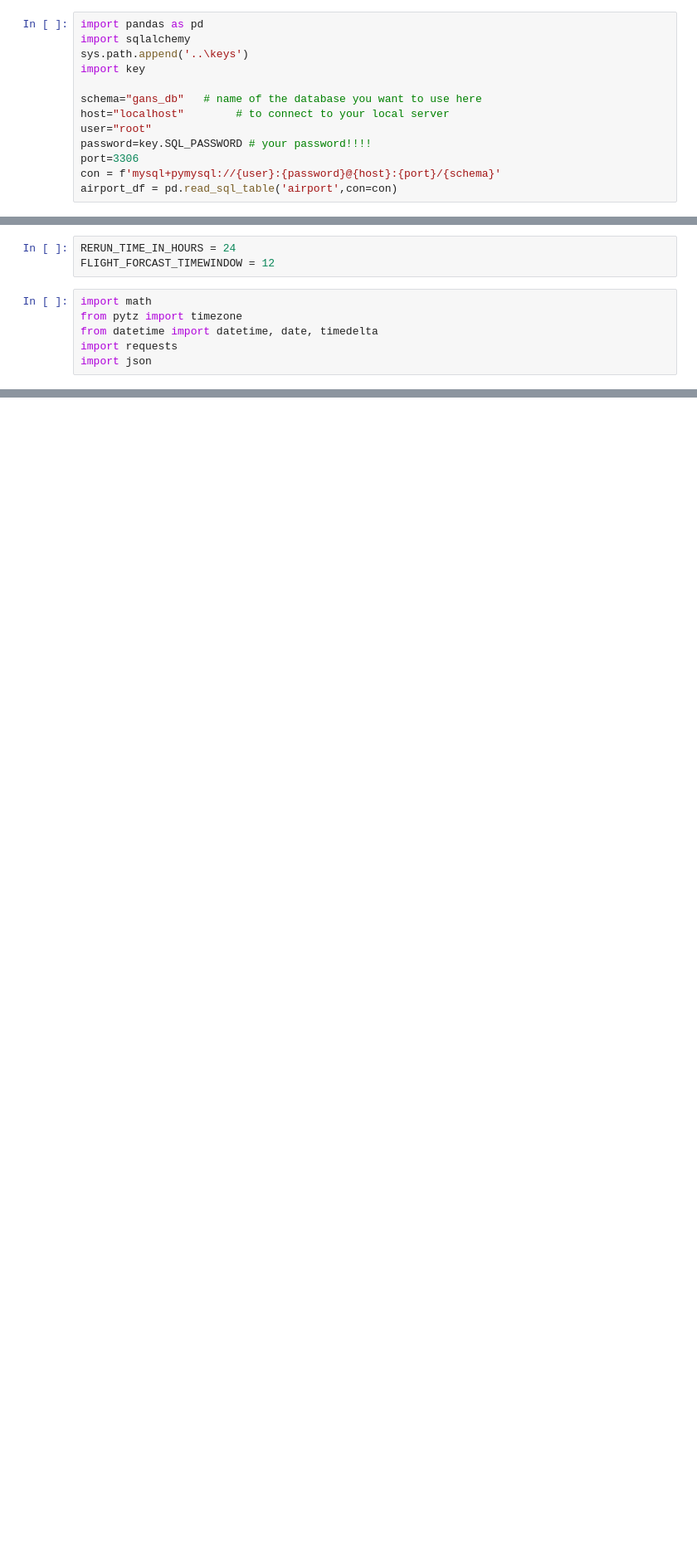
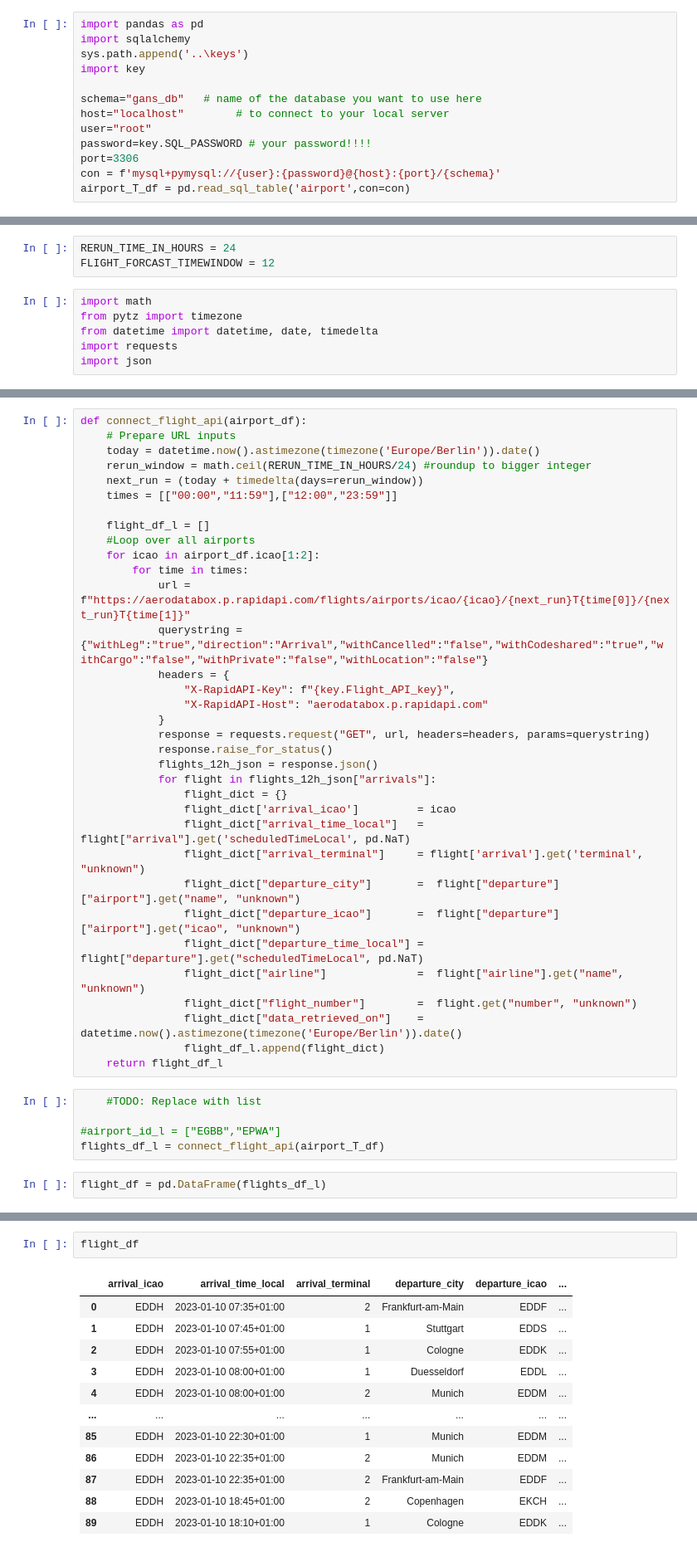
Before and after one commit to JacquelineBashta/WebScrap_GansEscooter, a Jupyter notebook: 04_flights/flights.ipynb, the cells around one changed output, grey strips where cells are left out. Shown at 83% size. Cells and saved outputs as stored; diff of their text form; blank space fills up the shorter version.

```diff
--- a/04_flights/flights.ipynb
+++ b/04_flights/flights.ipynb
@@ -12,4 +14,4 @@ user="root"
 password=key.SQL_PASSWORD # your password!!!!
 port=3306
 con = f'mysql+pymysql://{user}:{password}@{host}:{port}/{schema}'
-airport_df = pd.read_sql_table('airport',con=con)
+airport_T_df = pd.read_sql_table('airport',con=con)
@@ -165,0 +35,41 @@ Error:
+# %%
+def connect_flight_api(airport_df):
+    # Prepare URL inputs
+    today = datetime.now().astimezone(timezone('Europe/Berlin')).date()
+    rerun_window = math.ceil(RERUN_TIME_IN_HOURS/24) #roundup to bigger integer
+    next_run = (today + timedelta(days=rerun_window))
+    times = [["00:00","11:59"],["12:00","23:59"]]
+
+    flight_df_l = []
+    #Loop over all airports
+    for icao in airport_df.icao[1:2]:
+        for time in times:
+            url = f"https://aerodatabox.p.rapidapi.com/flights/airports/icao/{icao}/{next_run}T{time[0]}/{next_run}T{time[1]}"
+            querystring = {"withLeg":"true","direction":"Arrival","withCancelled":"false","withCodeshared":"true","withCargo":"false","withPrivate":"false","withLocation":"false"}
+            headers = {
+				"X-RapidAPI-Key": f"{key.Flight_API_key}",
+				"X-RapidAPI-Host": "aerodatabox.p.rapidapi.com"
+			}
+            response = requests.request("GET", url, headers=headers, params=querystring)
+            response.raise_for_status()
+            flights_12h_json = response.json()
+            for flight in flights_12h_json["arrivals"]:
+                flight_dict = {}
+                flight_dict['arrival_icao']         = icao
+                flight_dict["arrival_time_local"]   = flight["arrival"].get('scheduledTimeLocal', pd.NaT)
+                flight_dict["arrival_terminal"]     = flight['arrival'].get('terminal', "unknown")
+                flight_dict["departure_city"]       =  flight["departure"]["airport"].get("name", "unknown")
+                flight_dict["departure_icao"]       =  flight["departure"]["airport"].get("icao", "unknown")
+                flight_dict["departure_time_local"] = flight["departure"].get("scheduledTimeLocal", pd.NaT)
+                flight_dict["airline"]              =  flight["airline"].get("name", "unknown")
+                flight_dict["flight_number"]        =  flight.get("number", "unknown")
+                flight_dict["data_retrieved_on"]    =  datetime.now().astimezone(timezone('Europe/Berlin')).date()
+                flight_df_l.append(flight_dict)
+    return flight_df_l
+# %%
+	#TODO: Replace with list
+
+#airport_id_l = ["EGBB","EPWA"]
+flights_df_l = connect_flight_api(airport_T_df)
+# %%
+flight_df = pd.DataFrame(flights_df_l)
@@ -165,0 +80,15 @@ Error:
+# %%
+flight_df
+# %% [output]
+|  | arrival_icao | arrival_time_local | arrival_terminal | departure_city | departure_icao | ... |
+| 0 | EDDH | 2023-01-10 07:35+01:00 | 2 | Frankfurt-am-Main | EDDF | ... |
+| 1 | EDDH | 2023-01-10 07:45+01:00 | 1 | Stuttgart | EDDS | ... |
+| 2 | EDDH | 2023-01-10 07:55+01:00 | 1 | Cologne | EDDK | ... |
+| 3 | EDDH | 2023-01-10 08:00+01:00 | 1 | Duesseldorf | EDDL | ... |
+| 4 | EDDH | 2023-01-10 08:00+01:00 | 2 | Munich | EDDM | ... |
+| ... | ... | ... | ... | ... | ... | ... |
+| 85 | EDDH | 2023-01-10 22:30+01:00 | 1 | Munich | EDDM | ... |
+| 86 | EDDH | 2023-01-10 22:35+01:00 | 2 | Munich | EDDM | ... |
+| 87 | EDDH | 2023-01-10 22:35+01:00 | 2 | Frankfurt-am-Main | EDDF | ... |
+| 88 | EDDH | 2023-01-10 18:45+01:00 | 2 | Copenhagen | EKCH | ... |
+| 89 | EDDH | 2023-01-10 18:10+01:00 | 1 | Cologne | EDDK | ... |
```
Also changed, not shown: parts of 38 cells of this notebook, 6 other files.
